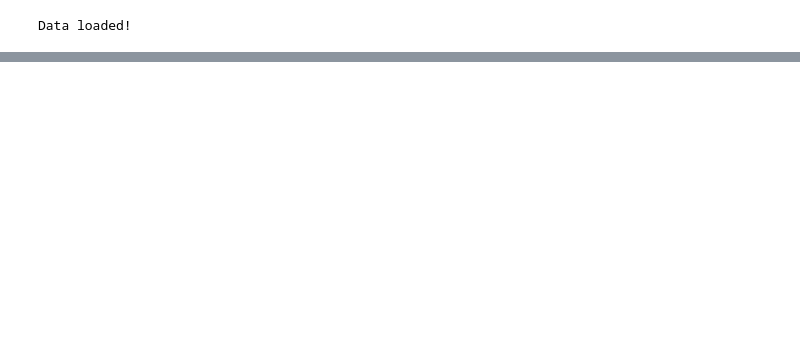
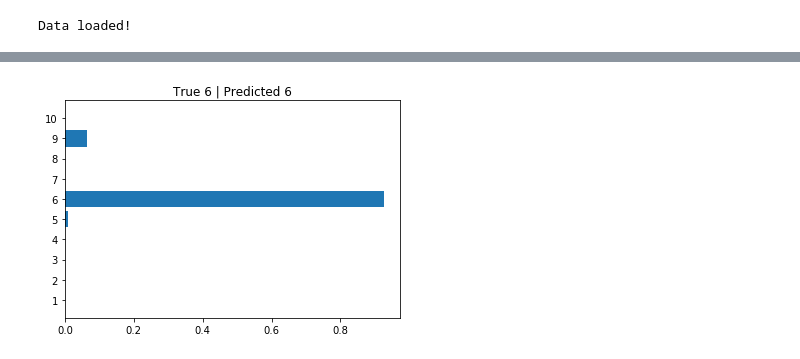
Before and after one commit to danresende/machine-learning, a Jupyter notebook: mlnd_capstone/project/draft.ipynb, the cells around one changed output, grey strips where cells are left out. Saved outputs shown, nothing was run; the diff lists cells and outputs as text; code cells hidden in the pictures; blank space fills up the shorter version.

```diff
--- a/mlnd_capstone/project/draft.ipynb
+++ b/mlnd_capstone/project/draft.ipynb
@@ -277,0 +297,11 @@ Predicted: [9]
+# %%
+ss = StratifiedShuffleSplit(n_splits=1, test_size=0.2)
+
+train_idx, val_idx = next(ss.split(codes, one_hot_labels))
+
+half_val_len = int(len(val_idx) / 2)
+val_idx, test_idx = val_idx[:half_val_len], val_idx[half_val_len:]
+
+train_x, train_y = codes[train_idx], one_hot_labels[train_idx]
+val_x, val_y = codes[val_idx], one_hot_labels[val_idx]
+test_x, test_y = codes[test_idx], one_hot_labels[test_idx]
@@ -277,0 +394,10 @@ Predicted: [9]
+# %%
+with tf.Session() as sess:
+    saver.restore(sess, tf.train.latest_checkpoint('./checkpoints'))
+
+    feed = {inputs_: test_x,
+            labels_: test_y,
+            keep_prob: 1.0
+           }
+    test_acc = sess.run(accuracy, feed_dict=feed)
+    print("Test accuracy: {:3.2f}%".format(test_acc * 100))
@@ -277,0 +418,19 @@ Predicted: [9]
+# %%
+with tf.Session() as sess:
+    resized_image = resize_images(sample_image[:,:,:,np.newaxis])
+    feed_dict = {images: resized_image}
+    code = sess.run(vgg.relu6, feed_dict=feed_dict)
+
+saver = tf.train.Saver()
+with tf.Session() as sess:
+    saver.restore(sess, tf.train.latest_checkpoint('checkpoints'))
+
+    feed = {inputs_: code, keep_prob: 1.0}
+    prediction = sess.run(predicted, feed_dict=feed).squeeze()
+# %%
+plt.barh(np.arange(10), prediction)
+plt.title('True {} | Predicted {}'.format(sample_label[0], np.argmax(prediction) + 1))
+plt.yticks(np.arange(10), np.unique(labels))
+plt.show()
+# %% [output]
+[figure, added]
```
Also changed, not shown: parts of 56 cells of this notebook, 2 other files.
